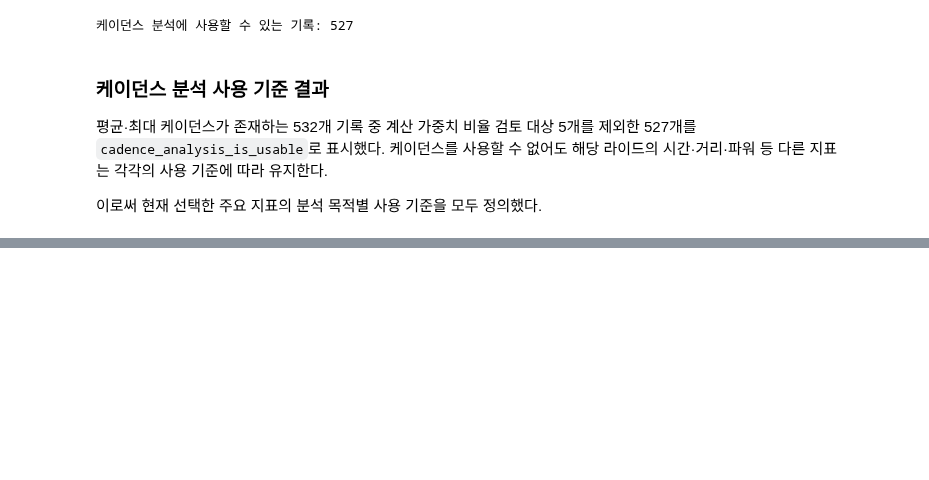
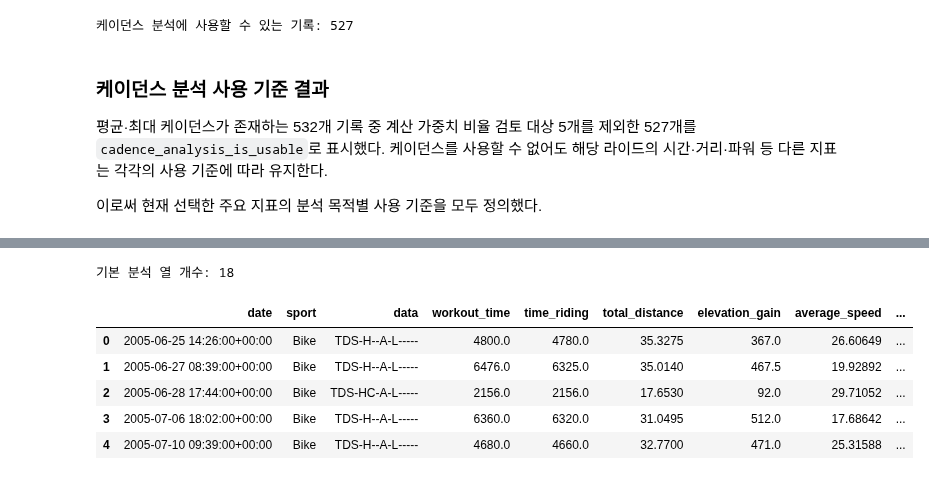
Before and after one commit to jhh0107gsc-hub/cycling, a Jupyter notebook: notebooks/01_goldencheetah_exploration.ipynb, the cells around one changed output, grey strips where cells are left out. Cells and saved outputs as stored; diff of their text form; code cells hidden in the pictures; blank space fills up the shorter version.

Commit message:
Organize final analysis dataset columns

```diff
--- a/notebooks/01_goldencheetah_exploration.ipynb
+++ b/notebooks/01_goldencheetah_exploration.ipynb
@@ -3055,0 +3063,28 @@ print(
+# %%
+ride_info_columns = [
+    "date",
+    "sport",
+    "data",
+]
+
+base_analysis_columns = (
+    ride_info_columns
+    + selected_metric_columns
+)
+
+print(
+    "기본 분석 열 개수:",
+    len(base_analysis_columns)
+)
+
+cleaned_df[
+    base_analysis_columns
+].head()
+# %% [output]
+기본 분석 열 개수: 18
+|  | date | sport | data | workout_time | time_riding | total_distance | elevation_gain | average_speed | ... |
+| 0 | 2005-06-25 14:26:00+00:00 | Bike | TDS-H--A-L----- | 4800.0 | 4780.0 | 35.3275 | 367.0 | 26.60649 | ... |
+| 1 | 2005-06-27 08:39:00+00:00 | Bike | TDS-H--A-L----- | 6476.0 | 6325.0 | 35.0140 | 467.5 | 19.92892 | ... |
+| 2 | 2005-06-28 17:44:00+00:00 | Bike | TDS-HC-A-L----- | 2156.0 | 2156.0 | 17.6530 | 92.0 | 29.71052 | ... |
+| 3 | 2005-07-06 18:02:00+00:00 | Bike | TDS-H--A-L----- | 6360.0 | 6320.0 | 31.0495 | 512.0 | 17.68642 | ... |
+| 4 | 2005-07-10 09:39:00+00:00 | Bike | TDS-H--A-L----- | 4680.0 | 4660.0 | 32.7700 | 471.0 | 25.31588 | ... |
```
Also changed, not shown: parts of 8 cells of this notebook.
